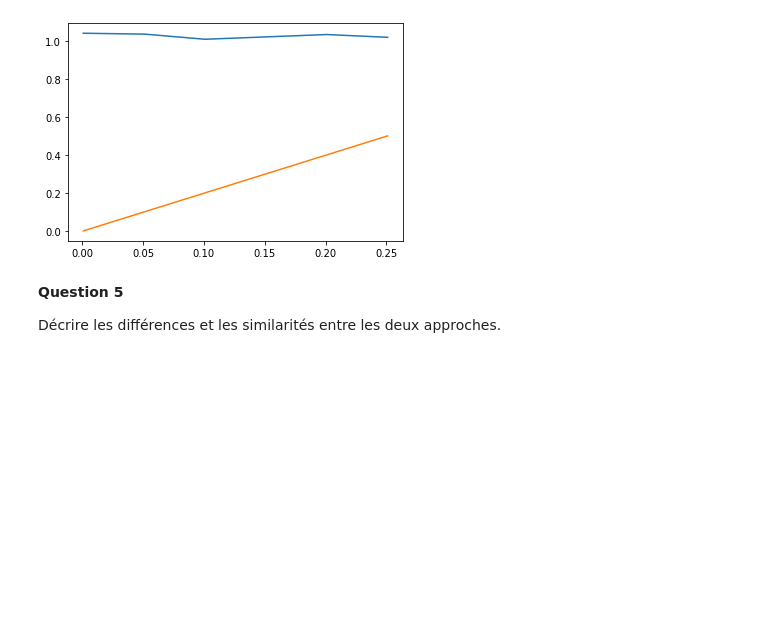
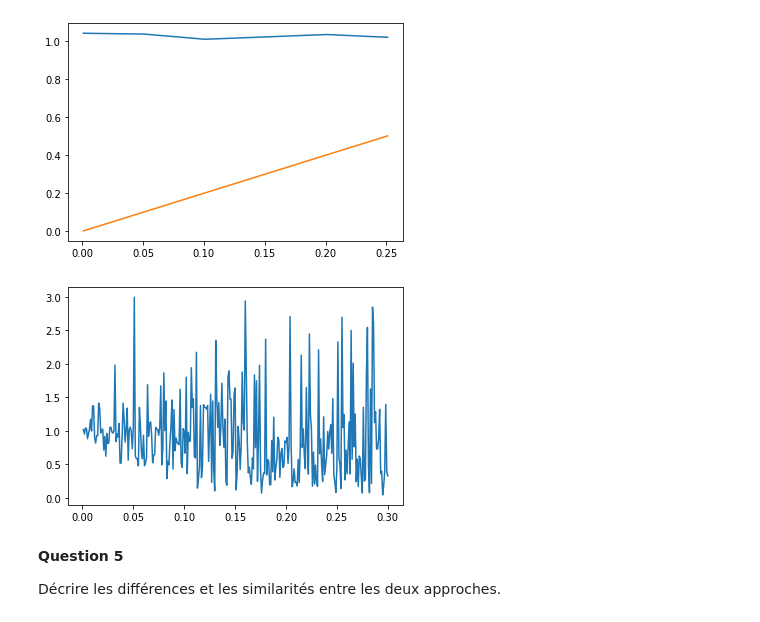
Before and after one commit to gabrielleberrada/projet_num_proba, a Jupyter notebook: Projet_numerique_de_Probabilités_2022 - enonce.ipynb, the cells around one changed output. Drawn from its saved outputs; the diff is of its cells as text; code cells hidden in the pictures; blank space fills up the shorter version.

```diff
--- a/Projet_numerique_de_Probabilités_2022 - enonce.ipynb
+++ b/Projet_numerique_de_Probabilités_2022 - enonce.ipynb
@@ -415,6 +413,26 @@ plt.plot(H, Q_theory)
 plt.show()
 # %% [output]
 [figure]
+# %%
+def verif(n, hmin, hmax, step):
+    T = np.arange(0, 1, hmin)
+    Z = Z = [Z_tild(t, n) for t in T]
+    H = np.arange(hmin, hmax, step)
+    values = np.empty(H.shape)
+    for index, h in enumerate(H):
+        cardinal = 0
+        somme = 0
+        pas = int(np.ceil(h/hmin))
+        for i in range(0, T.shape[0]-pas, pas):
+            cardinal += 2
+            somme += 2*(Z[i]-Z[i+pas])**2
+        values[index] = (1/(2*cardinal))*somme
+    plt.plot(H, values)
+    plt.show()
+# %%
+verif(1_000, 0.001, 0.301, 0.001)
+# %% [output]
+[figure, added]
 # %% [markdown]
 **Question 5**
 
```
Also changed, not shown: parts of 3 cells of this notebook.
